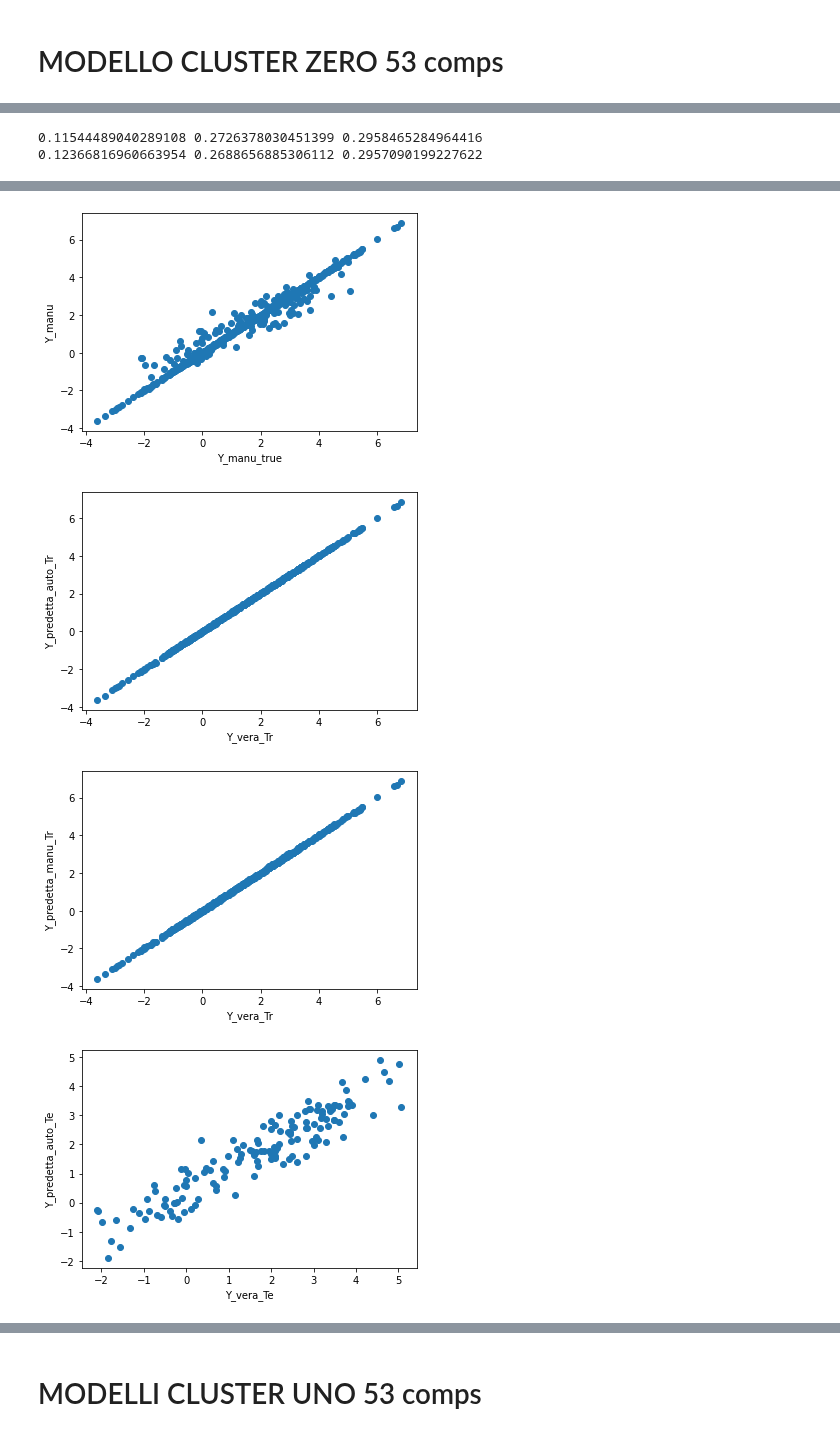
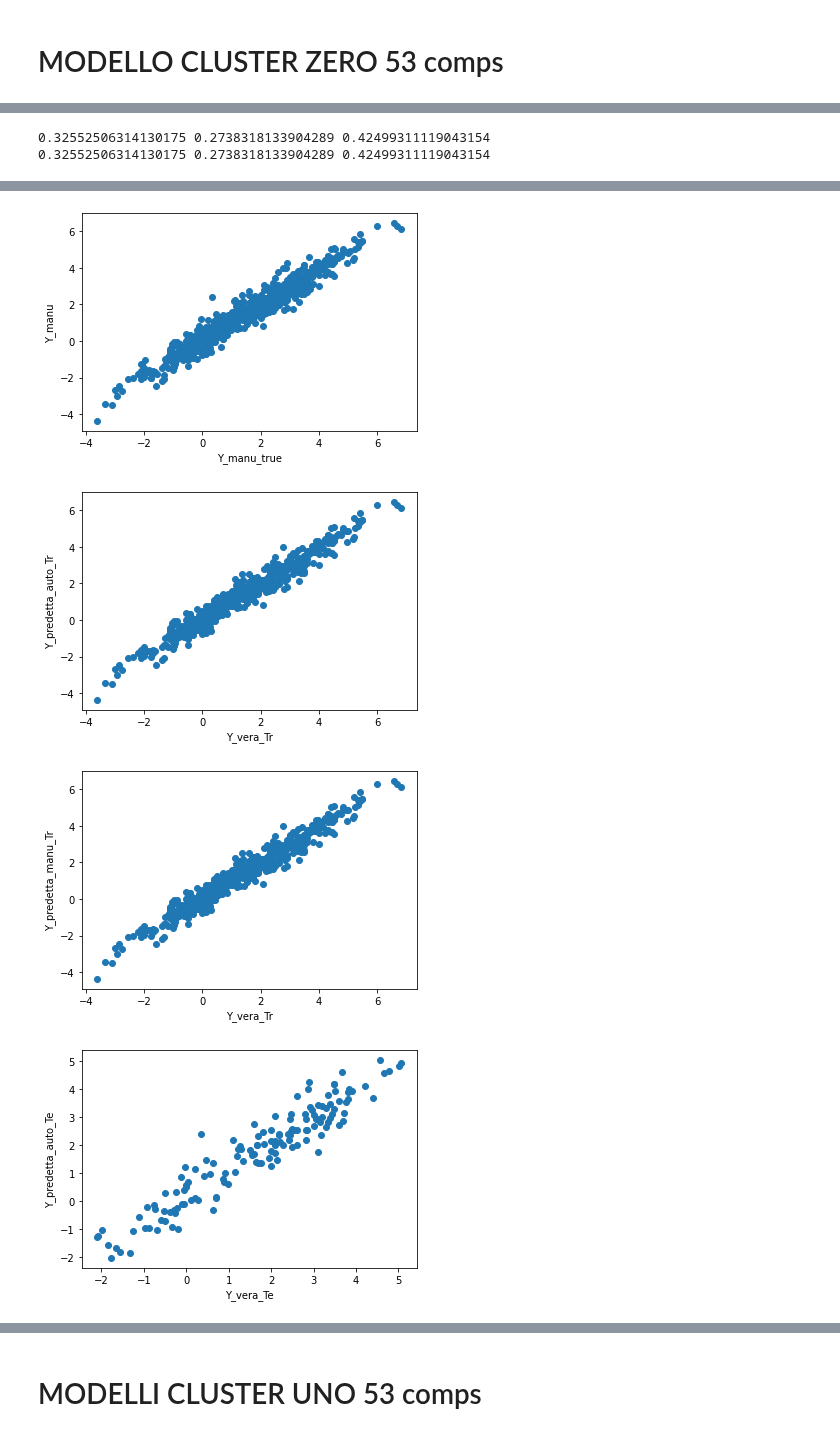
Before and after one commit to lstorchi/mllogdp, a Jupyter notebook: Modello_PLS_CLUSTERS_53_comps.ipynb, the cells around one changed output, grey strips where cells are left out. Saved outputs shown, nothing was run; the diff lists cells and outputs as text; code cells hidden in the pictures.

Commit message:
scale False 53 comps

```diff
--- a/Modello_PLS_CLUSTERS_53_comps.ipynb
+++ b/Modello_PLS_CLUSTERS_53_comps.ipynb
@@ -496,7 +496,7 @@ def componentiPLS (X_Tr, Y_Tr, cvval, maxcomp):
     print("Number of components selected automatically: ",  acomp)
 # %%
 def ModelliAutoManuali( X_Tr, Y_Tr, X_Te, Y_Te, cvval, auto, manual) :
-    pls_auto = PLSRegression(auto)
+    pls_auto = PLSRegression(auto, scale=False)
     pls_auto.fit(X_Tr, Y_Tr)
     y_auto_te = pls_auto.predict(X_Te)
     y_auto_tr = pls_auto.predict(X_Tr)
@@ -515,7 +515,7 @@ def ModelliAutoManuali( X_Tr, Y_Tr, X_Te, Y_Te, cvval, auto, manual) :
 
     print( np.average(diff_auto), np.std(diff_auto), np.std(diffnoa_auto) )
 
-    pls_manu = PLSRegression(manual)
+    pls_manu = PLSRegression(manual, scale=False)
     pls_manu.fit(X_Tr, Y_Tr)
     y_manu_te = pls_manu.predict(X_Te)
     y_manu_tr = pls_manu.predict(X_Tr)
@@ -591,5 +591,5 @@ Number of components selected automatically:  8
 # %%
-ModelliAutoManuali( X_GM_0_TR, Y_GM_0_TR, X_GM_0_TE, Y_GM_0_TE, 10, 8, 7 )
+ModelliAutoManuali( X_GM_0_TR, Y_GM_0_TR, X_GM_0_TE, Y_GM_0_TE, 10, 11, 11 )
 # %% [output]
-0.11544489040289108 0.2726378030451399 0.2958465284964416
-0.12366816960663954 0.2688656885306112 0.2957090199227622
+0.32552506314130175 0.2738318133904289 0.42499311119043154
+0.32552506314130175 0.2738318133904289 0.42499311119043154
@@ -597,4 +597,4 @@ ModelliAutoManuali( X_GM_0_TR, Y_GM_0_TR, X_GM_0_TE, Y_GM_0_TE, 10, 8, 7 )
-[figure, old version]
+[figure, new version]
-[figure, old version]
+[figure, new version]
-[figure, old version]
+[figure, new version]
-[figure, old version]
+[figure, new version]
```
Also changed, not shown: parts of 9 cells of this notebook.
